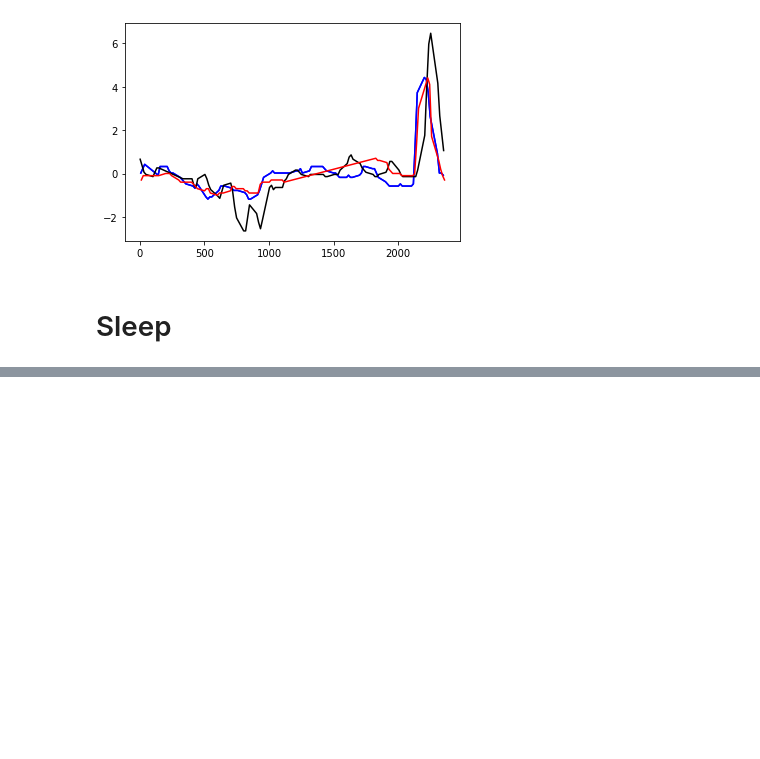
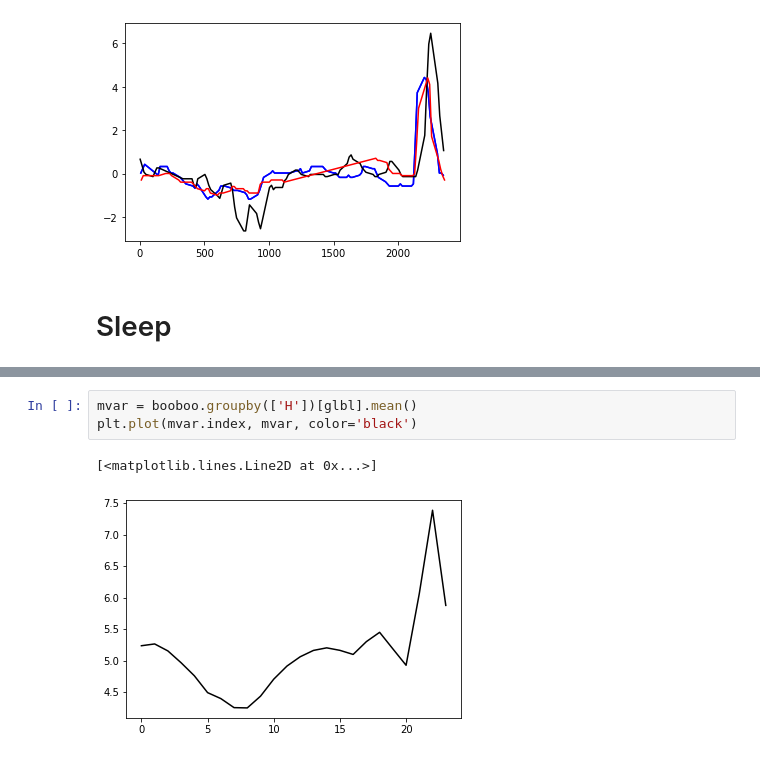
Before and after one commit to amino-health/glyco, a Jupyter notebook: eda/gv_measurement.ipynb, the cells around one changed output, grey strips where cells are left out. Drawn from its saved outputs; the diff is of its cells as text; blank space fills up the shorter version.

```diff
--- a/eda/gv_measurement.ipynb
+++ b/eda/gv_measurement.ipynb
@@ -510,0 +557,6 @@ itgs[24]
+# %%
+mvar = booboo.groupby(['H'])[glbl].mean()
+plt.plot(mvar.index, mvar, color='black')
+# %% [output]
+[<matplotlib.lines.Line2D at 0x...>]
+[figure, added]
```
Also changed, not shown: parts of 18 cells of this notebook, 9 other files.
